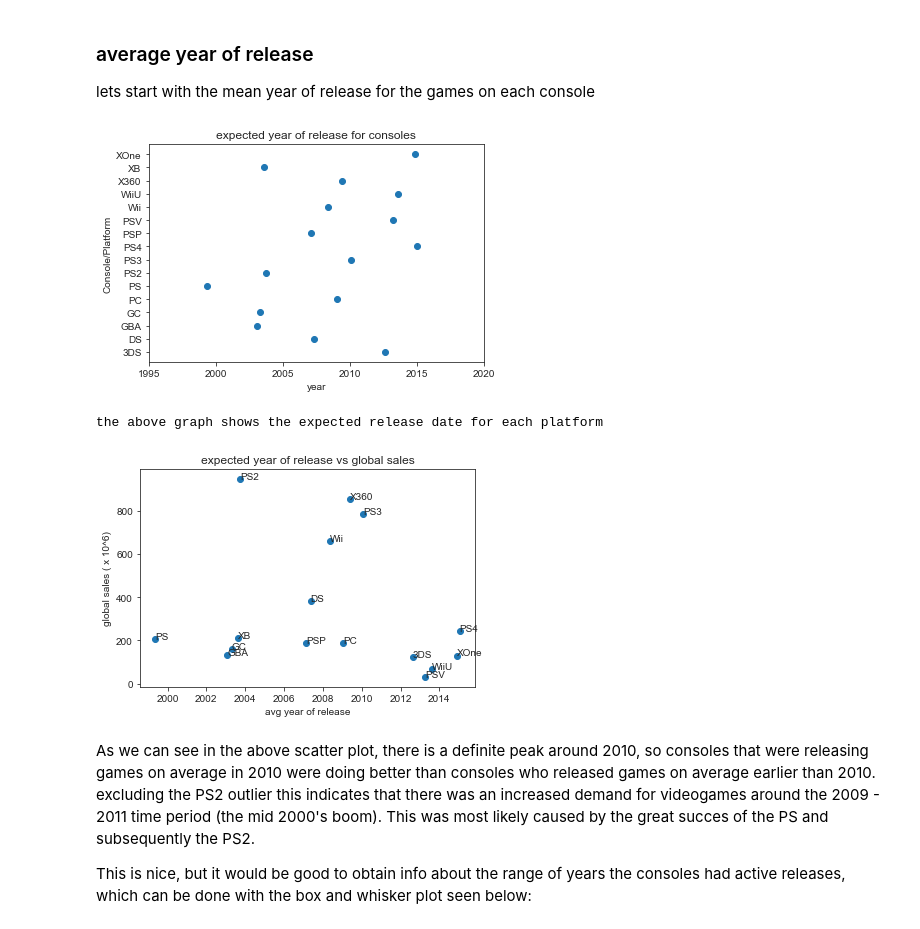
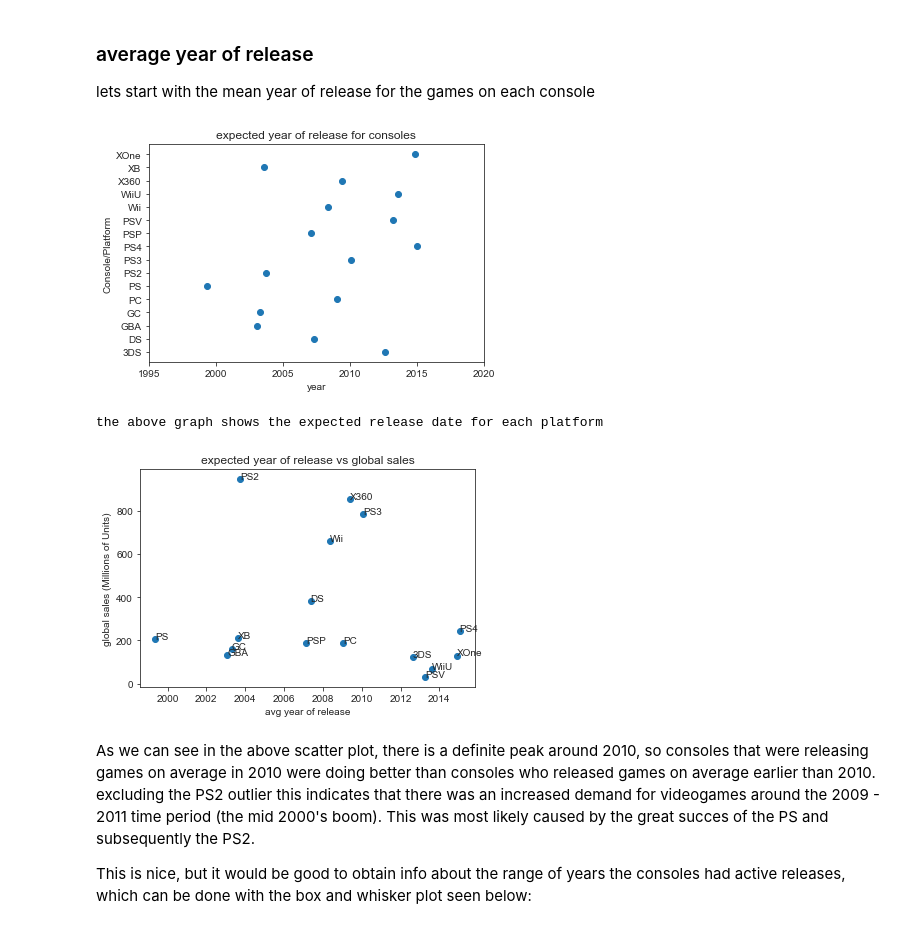
Before and after one commit to jacintoi/course-project-group_1019, a Jupyter notebook: analysis/Aidan/Milestone_2/EDA_gamesConsoles.ipynb, the cells around one changed output. Cells and saved outputs as stored; diff of their text form; code cells hidden in the pictures.

```diff
--- a/analysis/Aidan/Milestone_2/EDA_gamesConsoles.ipynb
+++ b/analysis/Aidan/Milestone_2/EDA_gamesConsoles.ipynb
@@ -259,35 +259,35 @@ vert = list(avgyear.values())
 plt.scatter(y = list(range(0,len(df.Platform.unique()))), x = vert)
 plt.gca().set_xlim([1995,2020])
 plt.title('expected year of release for consoles')
 plt.xlabel('year')
 plt.ylabel('Console/Platform')
 plt.yticks(list(range(0,len(df.Platform.unique()))), list(df.Platform.unique()))
 
 plt.savefig('expected year of release for consoles.png', bbox_inches='tight')
 plt.show()
 print("the above graph shows the expected release date for each platform")
 print()
 print()
 #########
 
 z = list(avgyear.values())
 y = list(globalSales.values())
 n = list(df.Platform.unique())
 
 fig, ax = plt.subplots()
 plt.scatter(z, y)
 plt.title('expected year of release vs global sales')
 plt.xlabel('avg year of release')
-plt.ylabel('global sales ( x 10^6)')
+plt.ylabel('global sales (Millions of Units)')
 
 for i, txt in enumerate(n):
     ax.annotate(txt, (z[i], y[i]))
 
 plt.savefig('expected year of release vs global sales.png', bbox_inches='tight')
 # %% [output]
 [figure]
 the above graph shows the expected release date for each platform
-[figure, old version]
+[figure, new version]
 # %% [markdown]
 As we can see in the above scatter plot, there is a definite peak around 2010, so consoles that were releasing games on average in 2010 were doing better than consoles who released games on average earlier than 2010. excluding the PS2 outlier this indicates that there was an increased demand for videogames around the 2009 - 2011 time period (the mid 2000's boom). This was most likely caused by the great succes of the PS and subsequently the PS2.
 
```
Also changed, not shown: parts of 6 cells of this notebook, 8 other files.
